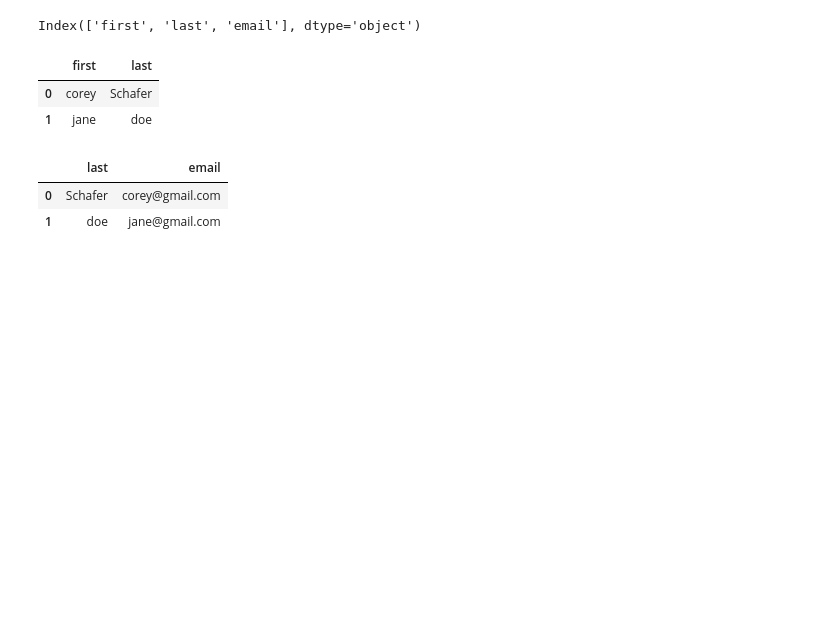
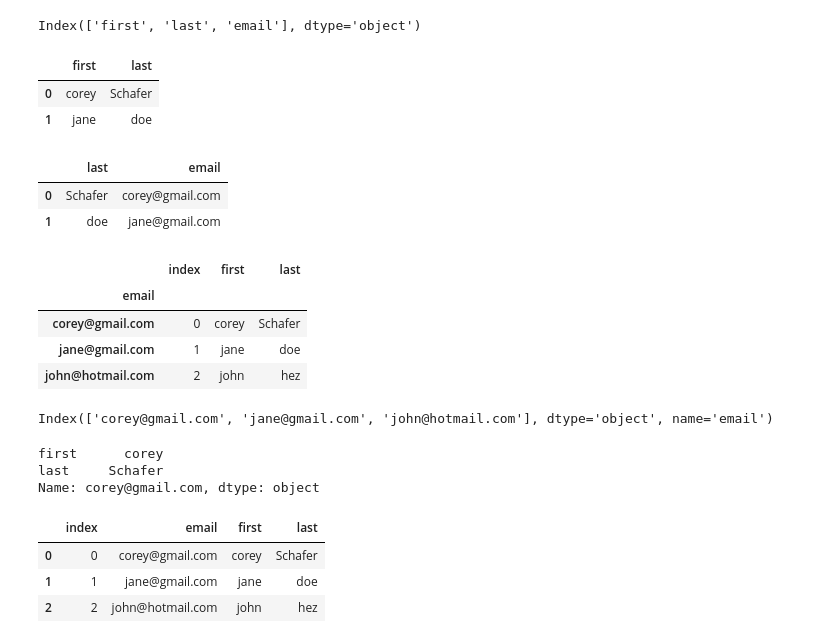
Before and after one commit to aynandu/Pandas-Numpy-OpenCV, a Jupyter notebook: Pandas/snippet.ipynb, the cells around one changed output. Saved outputs shown, nothing was run; the diff lists cells and outputs as text; code cells hidden in the pictures; blank space fills up the shorter version.

```diff
--- a/Pandas/snippet.ipynb
+++ b/Pandas/snippet.ipynb
@@ -64,3 +64,30 @@ df.loc[[0,1],['last','email']] #df.loc[listof[row,row],listof[column,column]]
 |  | last | email |
 | 0 | Schafer | corey@gmail.com |
 | 1 | doe | jane@gmail.com |
+# %%
+df.set_index('email',inplace=True) # Set Index
+df
+# %% [output]
+|  | index | first | last |
+| email |  |  |  |
+| corey@gmail.com | 0 | corey | Schafer |
+| jane@gmail.com | 1 | jane | doe |
+| john@hotmail.com | 2 | john | hez |
+# %%
+df.index
+# %% [output]
+Index(['corey@gmail.com', 'jane@gmail.com', 'john@hotmail.com'], dtype='object', name='email')
+# %%
+df.loc['corey@gmail.com'] # Search using Search index
+# %% [output]
+first      corey
+last     Schafer
+Name: corey@gmail.com, dtype: object
+# %%
+df.reset_index(inplace=True)
+df
+# %% [output]
+|  | index | email | first | last |
+| 0 | 0 | corey@gmail.com | corey | Schafer |
+| 1 | 1 | jane@gmail.com | jane | doe |
+| 2 | 2 | john@hotmail.com | john | hez |
```
Also changed, not shown: 2 other files.
